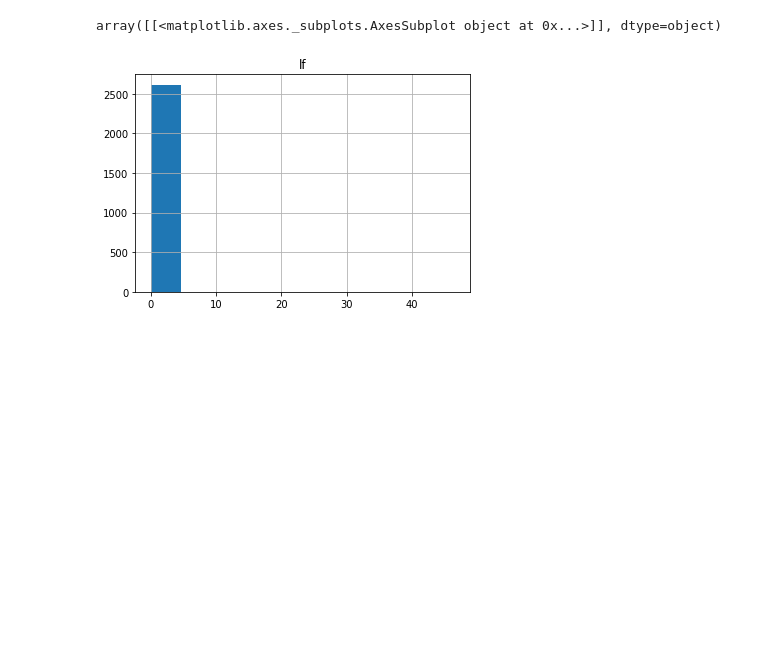
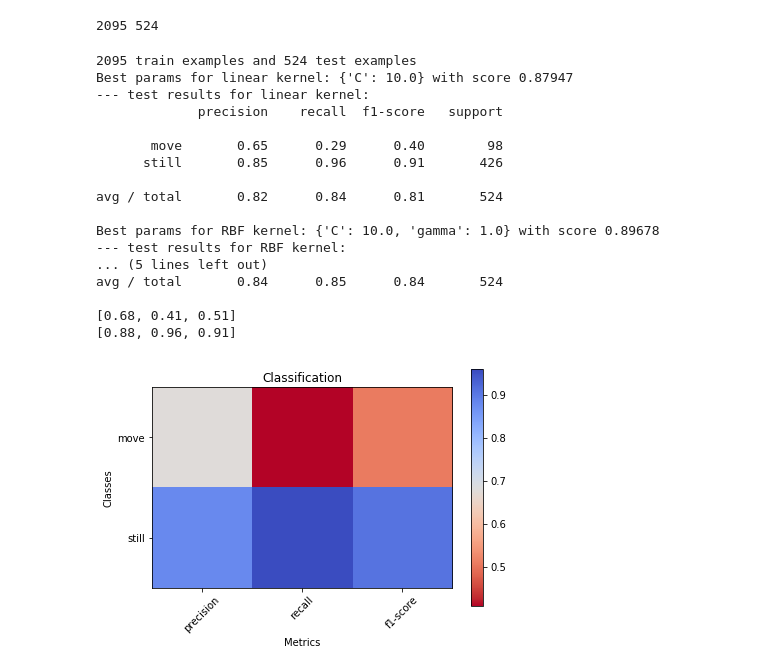
Before and after one commit to jucc/HeRV_analysis, a Jupyter notebook: HeRV_analysis_201801.ipynb, the cells around one changed output. Drawn from its saved outputs; the diff is of its cells as text; code cells hidden in the pictures; blank space fills up the shorter version.

```diff
--- a/HeRV_analysis_201801.ipynb
+++ b/HeRV_analysis_201801.ipynb
@@ -63,8 +74,30 @@ df.describe()
 | 50% | -1.243623e-01 | -1.022816e-01 | -4.701493e-02 | -2.413555e-01 | 1.022816e-01 | -9.299699e-02 | -1.302852e-01 | -2.759464e-01 | 7.000000 | -3.302925e-01 | -3.559064e-01 | ... |
 | 75% | -1.045414e-01 | 7.773106e-01 | -4.683647e-02 | 5.926376e-02 | 8.295176e-01 | 4.225523e-01 | 5.852597e-01 | 6.652338e-01 | 30.000000 | 5.637429e-01 | 1.380298e-01 | ... |
 | max | 3.324456e+01 | 2.250102e+00 | 4.659678e+01 | 1.352033e+01 | 1.903966e+00 | 5.767261e+00 | 2.957524e+00 | 3.652458e+00 | 113.000000 | 2.928230e+00 | 1.318951e+01 | ... |
-# %%
-df.hist(column='lf')
-# %% [output]
-array([[<matplotlib.axes._subplots.AxesSubplot object at 0x...>]], dtype=object)
-[figure, removed]
+# %%
+train, test = train_test_split(df, test_size=0.2)
+print (len(train), len(test))
+# %% [output]
+2095 524
+# %%
+r = hp.run_flow(df, feature_list, labelName= 'move')
+pr.plot_classification_report(r[1], cmap=plt.cm.coolwarm_r)
+# %% [output]
+2095 train examples and 524 test examples
+Best params for linear kernel: {'C': 10.0} with score 0.87947
+--- test results for linear kernel:
+             precision    recall  f1-score   support
+
+       move       0.65      0.29      0.40        98
+      still       0.85      0.96      0.91       426
+
+avg / total       0.82      0.84      0.81       524
+
+Best params for RBF kernel: {'C': 10.0, 'gamma': 1.0} with score 0.89678
+--- test results for RBF kernel:
+... (5 lines left out)
+avg / total       0.84      0.85      0.84       524
+
+[0.68, 0.41, 0.51]
+[0.88, 0.96, 0.91]
+[figure, added]
```
Also changed, not shown: parts of 9 cells of this notebook, 2 other files.
